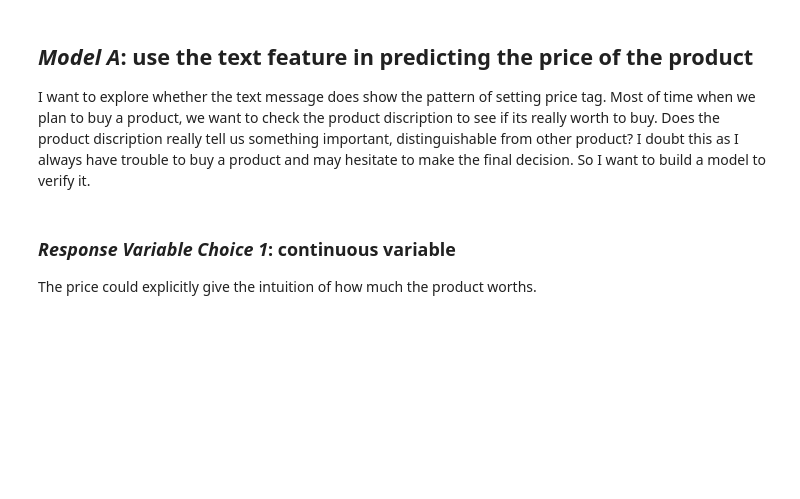
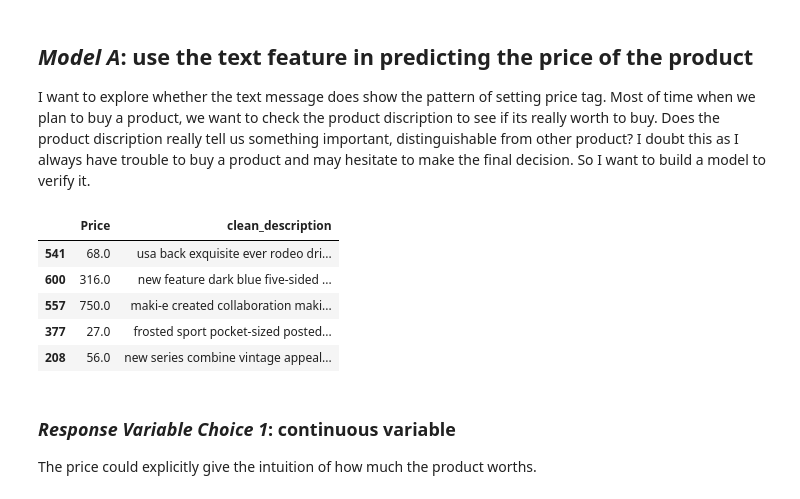
Before and after one commit to CesareGao/analysis_of_fountain_pen_purchase, a Jupyter notebook: training_model.ipynb, the cells around one changed output. Drawn from its saved outputs; the diff is of its cells as text; code cells hidden in the pictures; blank space fills up the shorter version.

```diff
--- a/training_model.ipynb
+++ b/training_model.ipynb
@@ -32,6 +33,15 @@ pens_df.head()
 ## *Model A*: use the text feature in predicting the price of the product
 
 I want to explore whether the text message does show the pattern of setting price tag. Most of time when we plan to buy a product, we want to check the product discription to see if its really worth to buy. Does the product discription really tell us something important, distinguishable from other product? I doubt this as I always have trouble to buy a product and may hesitate to make the final decision. So I want to build a model to verify it.
+# %%
+pens_df[["Price","clean_description"]].sample(5)
+# %% [output]
+|  | Price | clean_description |
+| 541 | 68.0 | usa back exquisite ever rodeo dri... |
+| 600 | 316.0 | new feature dark blue five-sided ... |
+| 557 | 750.0 | maki-e created collaboration maki... |
+| 377 | 27.0 | frosted sport pocket-sized posted... |
+| 208 | 56.0 | new series combine vintage appeal... |
 # %% [markdown]
 ### *Response Variable Choice 1*: continuous variable
 
```
Also changed, not shown: parts of 6 cells of this notebook.
